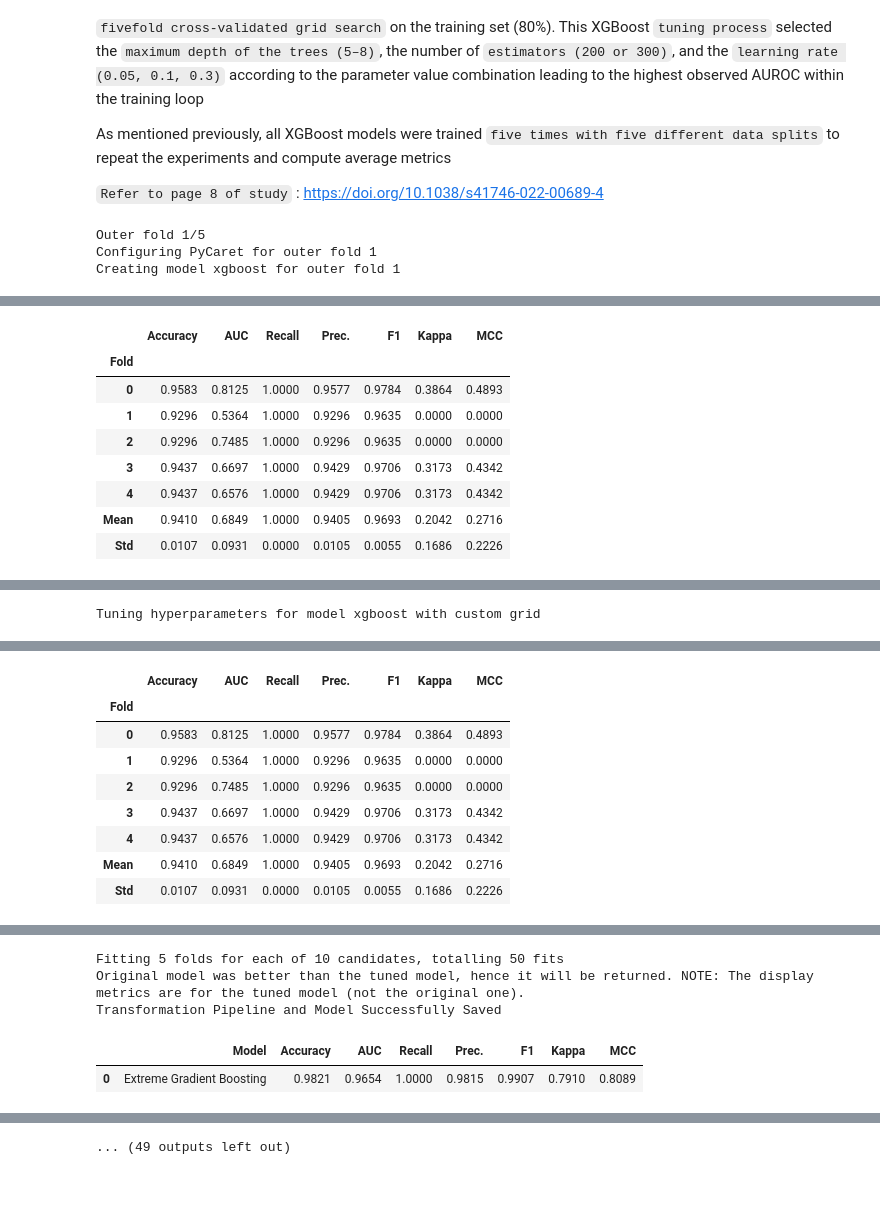
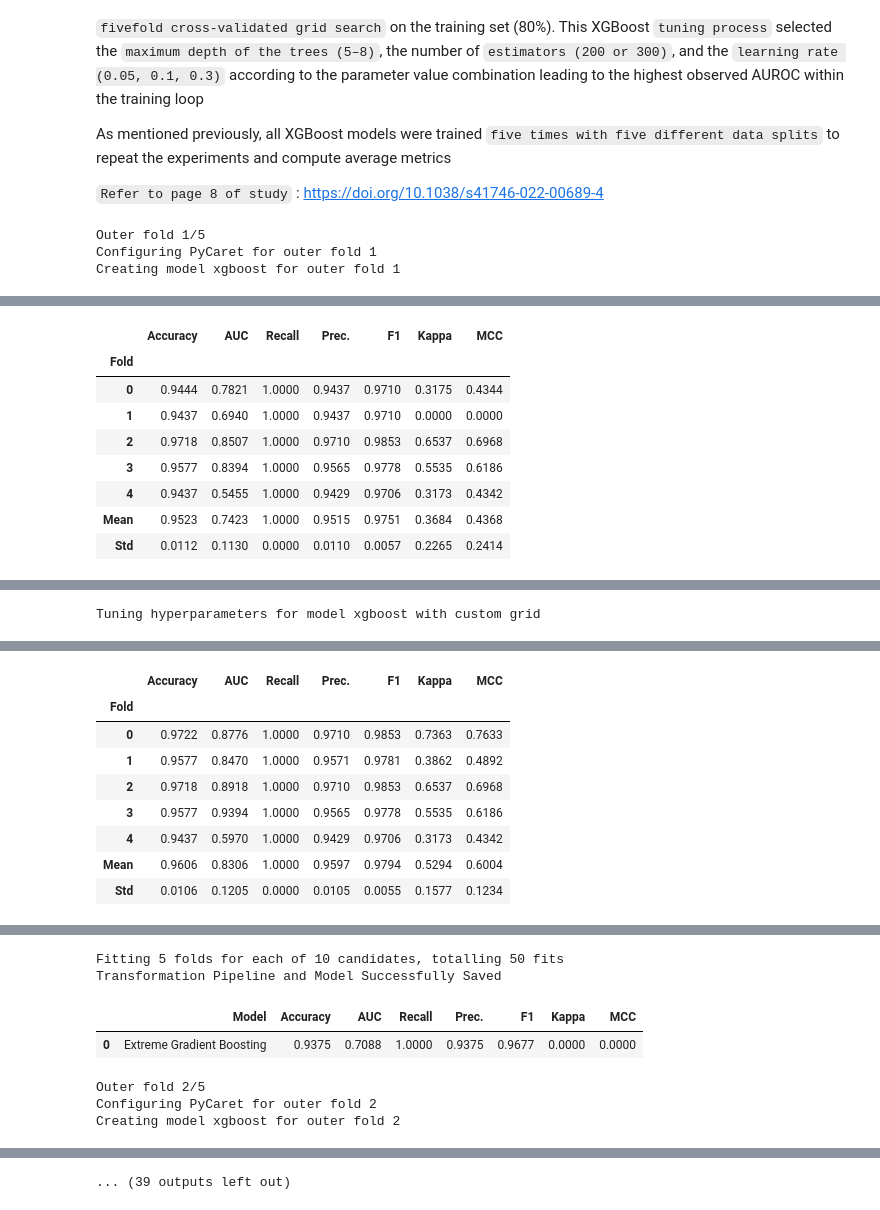
Before and after one commit to mariemkallel16/HAIM_PyCaret, a Jupyter notebook: notebooks/fracture.ipynb, the cells around one changed output, grey strips where cells are left out. Saved outputs shown, nothing was run; the diff lists cells and outputs as text; code cells hidden in the pictures.

```diff
--- a/notebooks/fracture.ipynb
+++ b/notebooks/fracture.ipynb
@@ -77,49 +77,51 @@ experiments and compute average metrics
 # %%
 # Initialize the PyCaret Evaluator
 evaluator = PyCaretEvaluator(dataset=dataset, target="Fracture", experiment_name="CP_Fracture", filepath="./results/fracture")
 
 # Model training
 evaluator.run_experiment(
     train_size=0.8,
     fold=5,
-    fold_strategy='kfold',
+    fold_strategy='stratifiedkfold',
     outer_fold=5,
-    outer_strategy='kfold',
+    outer_strategy='stratifiedkfold',
     session_id=42,
     model='xgboost',
     optimize='AUC',
     custom_grid=grid_hps
 )
 # %% [output]
 Outer fold 1/5
 Configuring PyCaret for outer fold 1
 Creating model xgboost for outer fold 1
 [interactive output not drawn]
 |  | Accuracy | AUC | Recall | Prec. | F1 | Kappa | MCC |
 | Fold |  |  |  |  |  |  |  |
-| 0 | 0.9583 | 0.8125 | 1.0000 | 0.9577 | 0.9784 | 0.3864 | 0.4893 |
-| 1 | 0.9296 | 0.5364 | 1.0000 | 0.9296 | 0.9635 | 0.0000 | 0.0000 |
-| 2 | 0.9296 | 0.7485 | 1.0000 | 0.9296 | 0.9635 | 0.0000 | 0.0000 |
-| 3 | 0.9437 | 0.6697 | 1.0000 | 0.9429 | 0.9706 | 0.3173 | 0.4342 |
-| 4 | 0.9437 | 0.6576 | 1.0000 | 0.9429 | 0.9706 | 0.3173 | 0.4342 |
-| Mean | 0.9410 | 0.6849 | 1.0000 | 0.9405 | 0.9693 | 0.2042 | 0.2716 |
-| Std | 0.0107 | 0.0931 | 0.0000 | 0.0105 | 0.0055 | 0.1686 | 0.2226 |
+| 0 | 0.9444 | 0.7821 | 1.0000 | 0.9437 | 0.9710 | 0.3175 | 0.4344 |
+| 1 | 0.9437 | 0.6940 | 1.0000 | 0.9437 | 0.9710 | 0.0000 | 0.0000 |
+| 2 | 0.9718 | 0.8507 | 1.0000 | 0.9710 | 0.9853 | 0.6537 | 0.6968 |
+| 3 | 0.9577 | 0.8394 | 1.0000 | 0.9565 | 0.9778 | 0.5535 | 0.6186 |
+| 4 | 0.9437 | 0.5455 | 1.0000 | 0.9429 | 0.9706 | 0.3173 | 0.4342 |
+| Mean | 0.9523 | 0.7423 | 1.0000 | 0.9515 | 0.9751 | 0.3684 | 0.4368 |
+| Std | 0.0112 | 0.1130 | 0.0000 | 0.0110 | 0.0057 | 0.2265 | 0.2414 |
 [interactive output not drawn]
 Tuning hyperparameters for model xgboost with custom grid
 [interactive output not drawn]
 |  | Accuracy | AUC | Recall | Prec. | F1 | Kappa | MCC |
 | Fold |  |  |  |  |  |  |  |
-| 0 | 0.9583 | 0.8125 | 1.0000 | 0.9577 | 0.9784 | 0.3864 | 0.4893 |
-| 1 | 0.9296 | 0.5364 | 1.0000 | 0.9296 | 0.9635 | 0.0000 | 0.0000 |
-| 2 | 0.9296 | 0.7485 | 1.0000 | 0.9296 | 0.9635 | 0.0000 | 0.0000 |
-| 3 | 0.9437 | 0.6697 | 1.0000 | 0.9429 | 0.9706 | 0.3173 | 0.4342 |
-| 4 | 0.9437 | 0.6576 | 1.0000 | 0.9429 | 0.9706 | 0.3173 | 0.4342 |
-| Mean | 0.9410 | 0.6849 | 1.0000 | 0.9405 | 0.9693 | 0.2042 | 0.2716 |
-| Std | 0.0107 | 0.0931 | 0.0000 | 0.0105 | 0.0055 | 0.1686 | 0.2226 |
+| 0 | 0.9722 | 0.8776 | 1.0000 | 0.9710 | 0.9853 | 0.7363 | 0.7633 |
+| 1 | 0.9577 | 0.8470 | 1.0000 | 0.9571 | 0.9781 | 0.3862 | 0.4892 |
+| 2 | 0.9718 | 0.8918 | 1.0000 | 0.9710 | 0.9853 | 0.6537 | 0.6968 |
+| 3 | 0.9577 | 0.9394 | 1.0000 | 0.9565 | 0.9778 | 0.5535 | 0.6186 |
+| 4 | 0.9437 | 0.5970 | 1.0000 | 0.9429 | 0.9706 | 0.3173 | 0.4342 |
+| Mean | 0.9606 | 0.8306 | 1.0000 | 0.9597 | 0.9794 | 0.5294 | 0.6004 |
+| Std | 0.0106 | 0.1205 | 0.0000 | 0.0105 | 0.0055 | 0.1577 | 0.1234 |
 [interactive output not drawn]
 Fitting 5 folds for each of 10 candidates, totalling 50 fits
-Original model was better than the tuned model, hence it will be returned. NOTE: The display metrics are for the tuned model (not the original one).
 Transformation Pipeline and Model Successfully Saved
 |  | Model | Accuracy | AUC | Recall | Prec. | F1 | Kappa | MCC |
-| 0 | Extreme Gradient Boosting | 0.9821 | 0.9654 | 1.0000 | 0.9815 | 0.9907 | 0.7910 | 0.8089 |
+| 0 | Extreme Gradient Boosting | 0.9375 | 0.7088 | 1.0000 | 0.9375 | 0.9677 | 0.0000 | 0.0000 |
+Outer fold 2/5
+Configuring PyCaret for outer fold 2
+Creating model xgboost for outer fold 2
 [interactive output not drawn]
@@ -127 +128 @@ Transformation Pipeline and Model Successfully Saved
-... (49 outputs left out)
+... (39 outputs left out)
```
Also changed, not shown: parts of 1 cell of this notebook, 3 other files.
